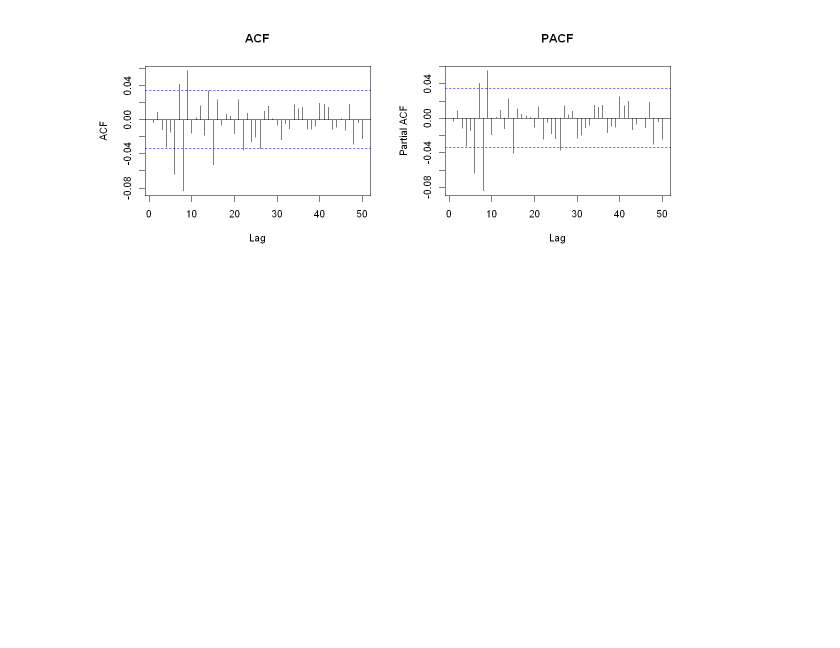
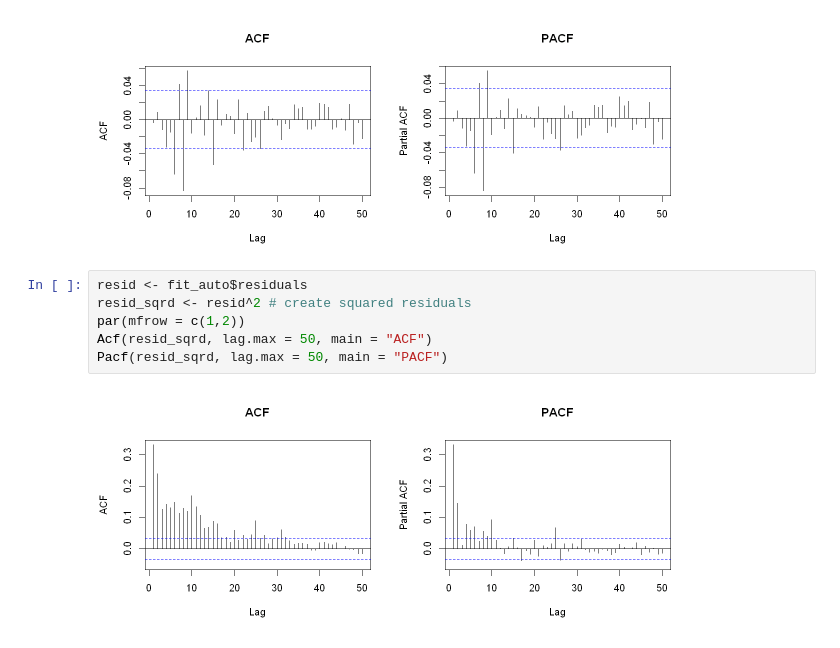
Before and after one commit to 52804407/Applied_Econometrics_MSFT, a Jupyter notebook: main.ipynb, the cells around one changed output. Saved outputs shown, nothing was run; the diff lists cells and outputs as text; blank space fills up the shorter version.

```diff
--- a/main.ipynb
+++ b/main.ipynb
@@ -175,3 +180,11 @@ Acf(fit_auto$residuals, lag.max = 50, main = "ACF")
 Pacf(fit_auto$residuals, lag.max = 50, main = "PACF")
 # %% [output]
 [figure]
+# %%
+resid <- fit_auto$residuals
+resid_sqrd <- resid^2 # create squared residuals
+par(mfrow = c(1,2))
+Acf(resid_sqrd, lag.max = 50, main = "ACF")
+Pacf(resid_sqrd, lag.max = 50, main = "PACF")
+# %% [output]
+[figure, added]
```
Also changed, not shown: parts of 6 cells of this notebook.
